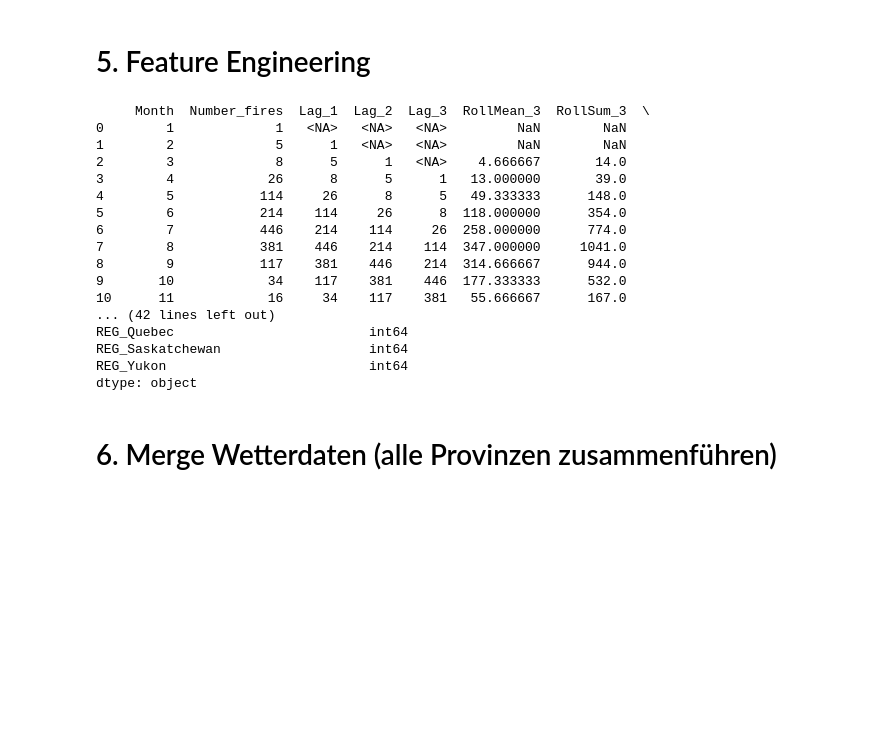
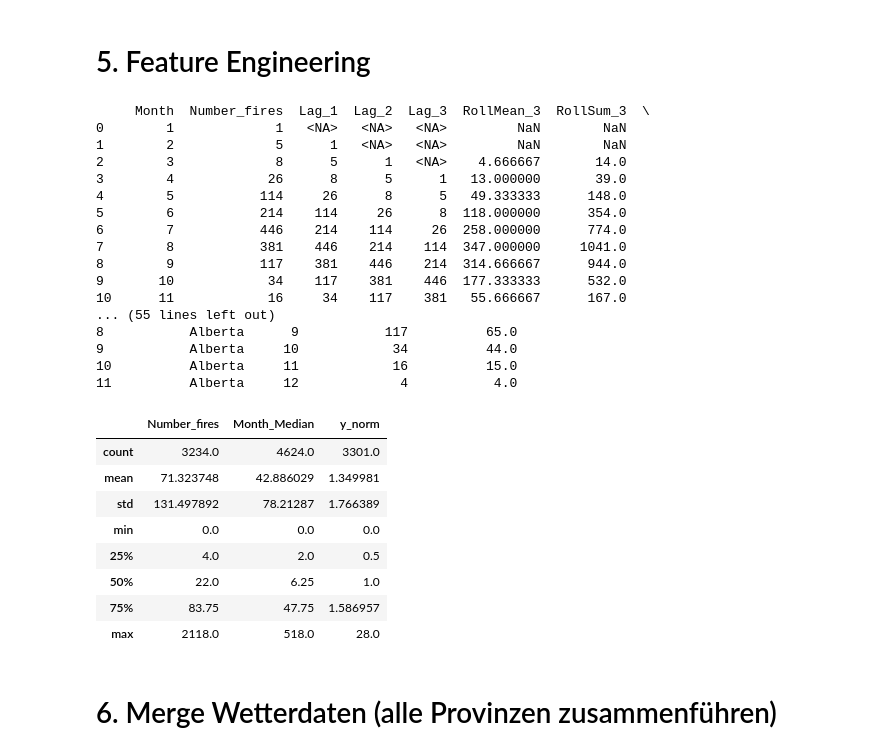
Before and after one commit to yajoka/firewatch, a Jupyter notebook: notebook/firewatch_V2.ipynb, the cells around one changed output. Cells and saved outputs as stored; diff of their text form; code cells hidden in the pictures; blank space fills up the shorter version.

```diff
--- a/notebook/firewatch_V2.ipynb
+++ b/notebook/firewatch_V2.ipynb
@@ -291,38 +291,82 @@ df_long[reg_cols] = df_long[reg_cols].astype(int)
 # ============================
 
 print(df_long[[
     "Month",
     "Number_fires",
     "Lag_1",
     "Lag_2",
     "Lag_3",
     "RollMean_3",
     "RollSum_3",
     "Month_sin",
     "Month_cos"
 ]].head(15))
 
 print(df_long.dtypes)
 
 df_fires = df_long.copy()
+
+# ============================
+# SAISONALER REFERENZWERT (Median pro Monat & Province)
+# ============================
+
+month_medians = (
+    df_long
+    .groupby(["Jurisdiction_raw", "Month"])["Number_fires"]
+    .median()
+    .reset_index()
+    .rename(columns={"Number_fires": "Month_Median"})
+)
+
+# Merge in Haupttabelle
+df_long = df_long.merge(
+    month_medians,
+    on=["Jurisdiction_raw", "Month"],
+    how="left"
+)
+
+# Kontrolle
+print(df_long[["Jurisdiction_raw", "Month", "Number_fires", "Month_Median"]].head(12))
+
+
+# ============================
+# NORMALISIERTE ZIELVARIABLE
+# ============================
+
+df_long["y_norm"] = df_long["Number_fires"] / df_long["Month_Median"]
+
+# Sicherheitsmaßnahme (Division durch 0)
+df_long.loc[df_long["Month_Median"] == 0, "y_norm"] = 0.0
+
+# Kontrolle
+df_long[["Number_fires", "Month_Median", "y_norm"]].describe()
 # %% [output]
      Month  Number_fires  Lag_1  Lag_2  Lag_3  RollMean_3  RollSum_3  \
 0        1             1   <NA>   <NA>   <NA>         NaN        NaN
 1        2             5      1   <NA>   <NA>         NaN        NaN
 2        3             8      5      1   <NA>    4.666667       14.0
 3        4            26      8      5      1   13.000000       39.0
 4        5           114     26      8      5   49.333333      148.0
 5        6           214    114     26      8  118.000000      354.0
 6        7           446    214    114     26  258.000000      774.0
 7        8           381    446    214    114  347.000000     1041.0
 8        9           117    381    446    214  314.666667      944.0
 9       10            34    117    381    446  177.333333      532.0
 10      11            16     34    117    381   55.666667      167.0
-... (42 lines left out)
-REG_Quebec                         int64
-REG_Saskatchewan                   int64
-REG_Yukon                          int64
-dtype: object
+... (55 lines left out)
+8           Alberta      9           117          65.0
+9           Alberta     10            34          44.0
+10          Alberta     11            16          15.0
+11          Alberta     12             4           4.0
+|  | Number_fires | Month_Median | y_norm |
+| count | 3234.0 | 4624.0 | 3301.0 |
+| mean | 71.323748 | 42.886029 | 1.349981 |
+| std | 131.497892 | 78.21287 | 1.766389 |
+| min | 0.0 | 0.0 | 0.0 |
+| 25% | 4.0 | 2.0 | 0.5 |
+| 50% | 22.0 | 6.25 | 1.0 |
+| 75% | 83.75 | 47.75 | 1.586957 |
+| max | 2118.0 | 518.0 | 28.0 |
 # %%
 #Datei speichern
 #output_path = "../data/cleaned_Number_of_fires_by_month.csv"
```
Also changed, not shown: parts of 8 cells of this notebook.
